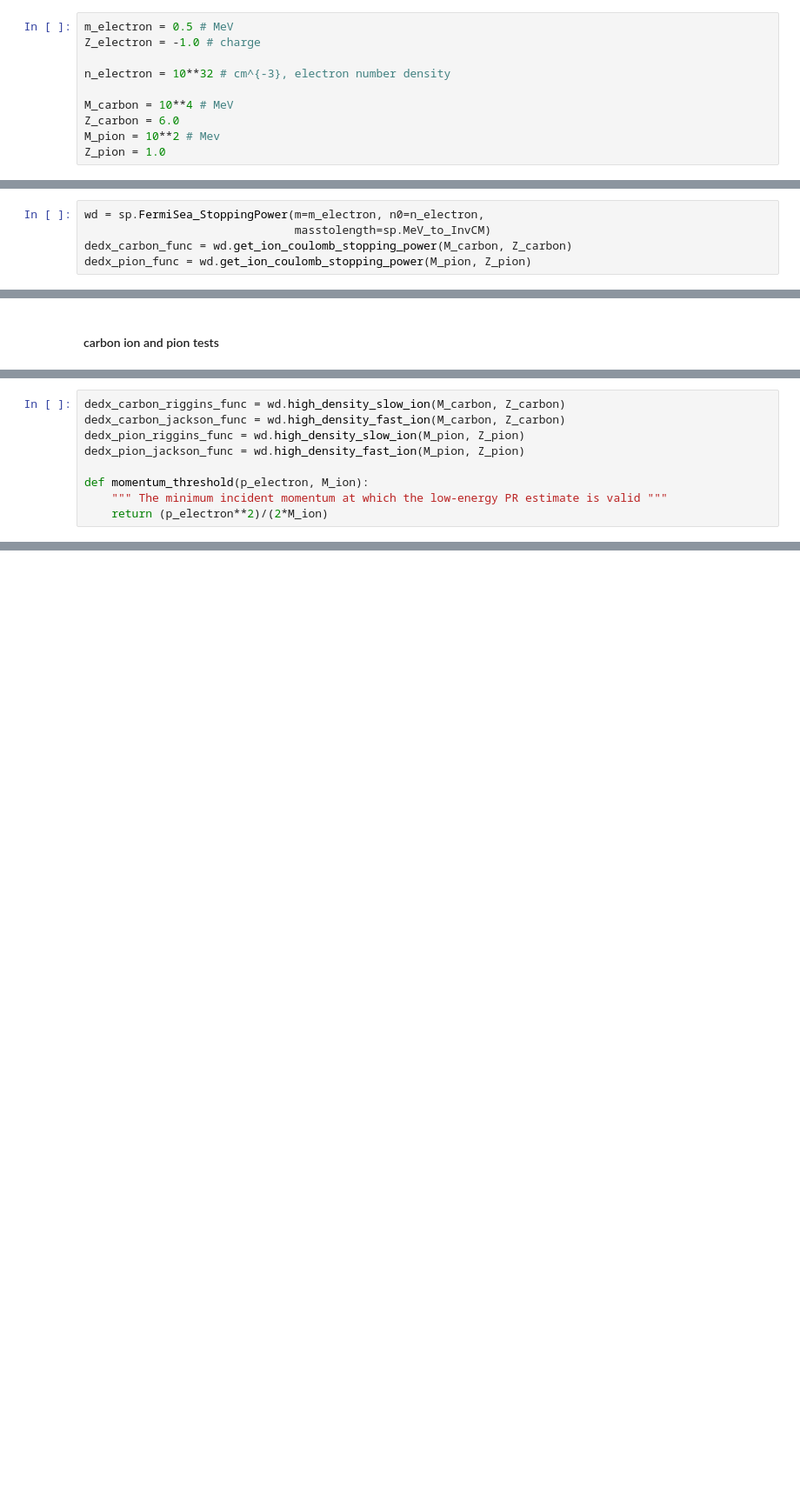
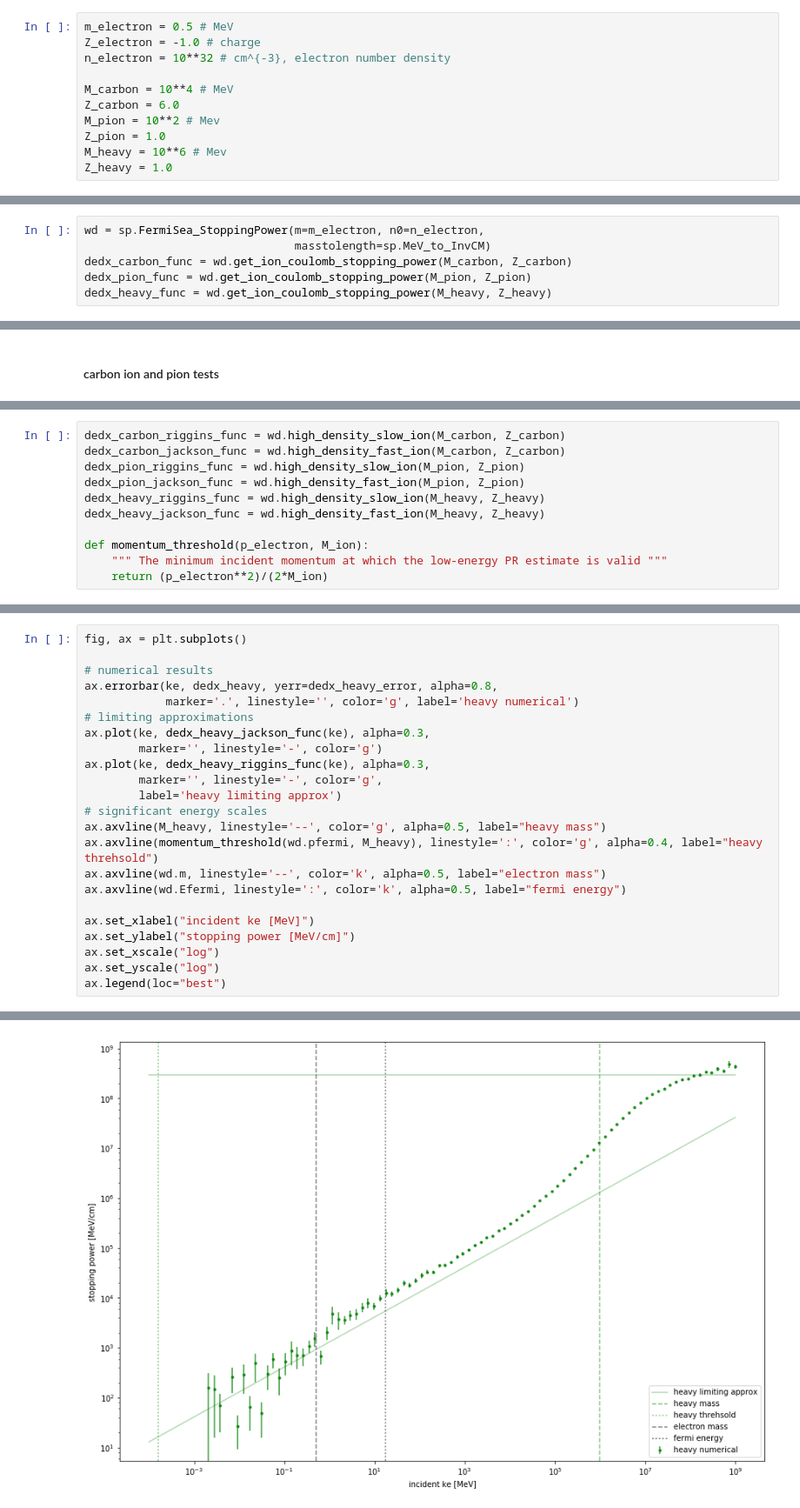
Before and after one commit to vijayoct27/Qballs, a Jupyter notebook: calc/heavycoulomb.ipynb, the cells around one changed output, grey strips where cells are left out. Shown at 87% size. Drawn from its saved outputs; the diff is of its cells as text; blank space fills up the shorter version.

```diff
--- a/calc/heavycoulomb.ipynb
+++ b/calc/heavycoulomb.ipynb
@@ -13,13 +13,14 @@ import stoppingpower as sp
 # %%
 m_electron = 0.5 # MeV
 Z_electron = -1.0 # charge
-
 n_electron = 10**32 # cm^{-3}, electron number density
 
 M_carbon = 10**4 # MeV
 Z_carbon = 6.0
 M_pion = 10**2 # Mev
 Z_pion = 1.0
+M_heavy = 10**6 # Mev
+Z_heavy = 1.0
 # %% [markdown]
 Initialize Fermi Sea properties, and construct stopping power functions.  This sets the energy unit to be MeV and the stopping power will be given in MeV/cm.
 # %%
@@ -27,6 +28,7 @@ wd = sp.FermiSea_StoppingPower(m=m_electron, n0=n_electron,
                                masstolength=sp.MeV_to_InvCM)
 dedx_carbon_func = wd.get_ion_coulomb_stopping_power(M_carbon, Z_carbon)
 dedx_pion_func = wd.get_ion_coulomb_stopping_power(M_pion, Z_pion)
+dedx_heavy_func = wd.get_ion_coulomb_stopping_power(M_heavy, Z_heavy)
 # %% [markdown]
 Stopping power functions accept an (array of) incident kinetic energy and do a monte carlo integral over electron momentum, direction, and com scattering angle.
 # %%
@@ -56,6 +61,8 @@ dedx_carbon_riggins_func = wd.high_density_slow_ion(M_carbon, Z_carbon)
 dedx_carbon_jackson_func = wd.high_density_fast_ion(M_carbon, Z_carbon)
 dedx_pion_riggins_func = wd.high_density_slow_ion(M_pion, Z_pion)
 dedx_pion_jackson_func = wd.high_density_fast_ion(M_pion, Z_pion)
+dedx_heavy_riggins_func = wd.high_density_slow_ion(M_heavy, Z_heavy)
+dedx_heavy_jackson_func = wd.high_density_fast_ion(M_heavy, Z_heavy)
 
 def momentum_threshold(p_electron, M_ion):
     """ The minimum incident momentum at which the low-energy PR estimate is valid """
@@ -143,0 +148,24 @@ print dedx_pion_limiting_func(ke[ke>0.5])/dedx_pion[ke>0.5]
+# %%
+fig, ax = plt.subplots()
+
+# numerical results
+ax.errorbar(ke, dedx_heavy, yerr=dedx_heavy_error, alpha=0.8,
+            marker='.', linestyle='', color='g', label='heavy numerical')
+# limiting approximations
+ax.plot(ke, dedx_heavy_jackson_func(ke), alpha=0.3,
+        marker='', linestyle='-', color='g')
+ax.plot(ke, dedx_heavy_riggins_func(ke), alpha=0.3,
+        marker='', linestyle='-', color='g',
+        label='heavy limiting approx')
+# significant energy scales
+ax.axvline(M_heavy, linestyle='--', color='g', alpha=0.5, label="heavy mass")
+ax.axvline(momentum_threshold(wd.pfermi, M_heavy), linestyle=':', color='g', alpha=0.4, label="heavy threhsold")
+ax.axvline(wd.m, linestyle='--', color='k', alpha=0.5, label="electron mass")
+ax.axvline(wd.Efermi, linestyle=':', color='k', alpha=0.5, label="fermi energy")
+
+ax.set_xlabel("incident ke [MeV]")
+ax.set_ylabel("stopping power [MeV/cm]")
+ax.set_xscale("log")
+ax.set_yscale("log")
+ax.legend(loc="best")
+# %% [output]
@@ -143,0 +173 @@ print dedx_pion_limiting_func(ke[ke>0.5])/dedx_pion[ke>0.5]
+[figure, added]
```
Also changed, not shown: parts of 12 cells of this notebook.
